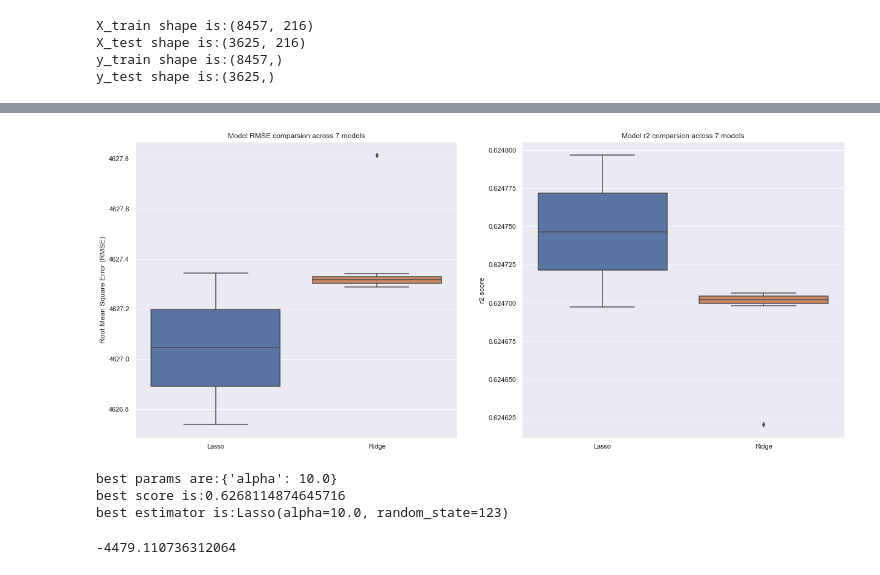
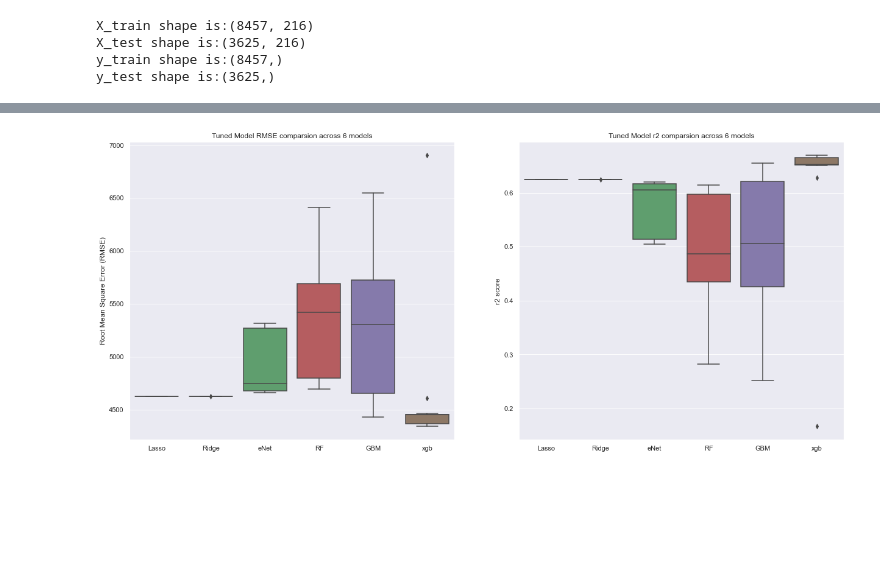
Before and after one commit to nipun-goyal/Residential-Energy-Consumption-Prediction, a Jupyter notebook: 1.0-Residential-Energy-Modeling.ipynb, the cells around one changed output, grey strips where cells are left out. Cells and saved outputs as stored; diff of their text form; code cells hidden in the pictures; blank space fills up the shorter version.

Commit message:
model evaluation section updated

```diff
--- a/1.0-Residential-Energy-Modeling.ipynb
+++ b/1.0-Residential-Energy-Modeling.ipynb
@@ -1362,7 +1380,7 @@ plt.show()
 models_tuned = []
 models_tuned.append(('Lasso', Lasso(random_state = 123)))
 models_tuned.append(('Ridge', Ridge(random_state = 123)))
-# models_tuned.append(('eNet', ElasticNet(random_state = 123)))
-# models_tuned.append(('RF', RandomForestRegressor(random_state = 123)))
-# models_tuned.append(('GBM', GradientBoostingRegressor(random_state = 123)))
-# models_tuned.append(('xgb', xgb.XGBRegressor(objective = "reg:linear", random_state = 123)))
+models_tuned.append(('eNet', ElasticNet(random_state = 123)))
+models_tuned.append(('RF', RandomForestRegressor(random_state = 123)))
+models_tuned.append(('GBM', GradientBoostingRegressor(random_state = 123)))
+models_tuned.append(('xgb', xgb.XGBRegressor(objective = "reg:squarederror", random_state = 123)))
@@ -1413,6 +1424,6 @@ def train(models, data, iterations = 100):
 # %%
-params = [param1, param2]
-names = []
+params = [param1, param2, param3, param4, param5, param6]
+names_tunedmodels = []
 best_params = []
 best_score = []
 best_estimator = []
@@ -1420,8 +1431,8 @@ avg_RMSE = []
 RMSE_tunedmodels = []
 avg_R2 = []
 R2_tunedmodels = []
-for param, (name, model) in zip(params, models_tuned):
-    gridsearch = GridSearchCV(estimator = model, param_grid = param, scoring=scoring, cv=5, n_jobs = -1, refit = 'r2')
+for param, (name_t, model_t) in zip(params, models_tuned):
+    gridsearch = GridSearchCV(estimator = model_t, param_grid = param, scoring=scoring, cv=5, n_jobs = -1, refit = 'r2')
     gridsearch.fit(X_train_transformed, y_train)
     best_params.append(gridsearch.best_params_)
     best_score.append(gridsearch.best_score_)
@@ -1430,8 +1441,8 @@ for param, (name, model) in zip(params, models_tuned):
     avg_R2.append(np.mean(gridsearch.cv_results_['mean_test_r2']))
     RMSE_tunedmodels.append(gridsearch.cv_results_['mean_test_rmse']*-1)
     R2_tunedmodels.append(gridsearch.cv_results_['mean_test_r2'])
-    names.append(name)
-list_of_models = list(zip(names, best_params, best_estimator, best_score, avg_RMSE, avg_R2))
+    names_tunedmodels.append(name_t)
+list_of_models = list(zip(names_tunedmodels, best_params, best_estimator, best_score, avg_RMSE, avg_R2))
 df_models_tuned = pd.DataFrame(list_of_models, columns = ['Model', 'best_params', 'best_estimator', 'best_score_r2', 'AvgRMSE', 'AvgR2'])
 df_models_tuned
 # %% [output]
@@ -1441,28 +1462,18 @@ df_models_tuned
 # %%
 plt.figure(figsize=(21,9))
 
 ax1 = plt.subplot(1,2,1)
 sns.boxplot(data = RMSE_tunedmodels)
-ax1.set_xticklabels(names)
+ax1.set_xticklabels(names_tunedmodels)
 ax1.set_ylabel("Root Mean Square Error (RMSE)")
-ax1.set_title("Model RMSE comparsion across 7 models")
+ax1.set_title("Tuned Model RMSE comparsion across 6 models")
 
 ax2 = plt.subplot(1,2,2)
 sns.boxplot(data = R2_tunedmodels)
-ax2.set_xticklabels(names)
+ax2.set_xticklabels(names_tunedmodels)
 ax2.set_ylabel("r2 score")
-ax2.set_title("Model r2 comparsion across 7 models")
+ax2.set_title("Tuned Model r2 comparsion across 6 models")
 
 plt.show()
 # %% [output]
-[figure, old version]
+[figure, new version]
-# %%
-print(f'best params are:{gridsearch.best_params_} \nbest score is:{gridsearch.best_score_}\nbest estimator is:{gridsearch.best_estimator_}')
-# %% [output]
-best params are:{'alpha': 10.0}
-best score is:0.6268114874645716
-best estimator is:Lasso(alpha=10.0, random_state=123)
-# %%
-gridsearch.cv_results_['mean_test_rmse'][gridsearch.cv_results_['params'].index(gridsearch.best_params_)]
-# %% [output]
--4479.110736312064
```
Also changed, not shown: parts of 33 cells of this notebook.
